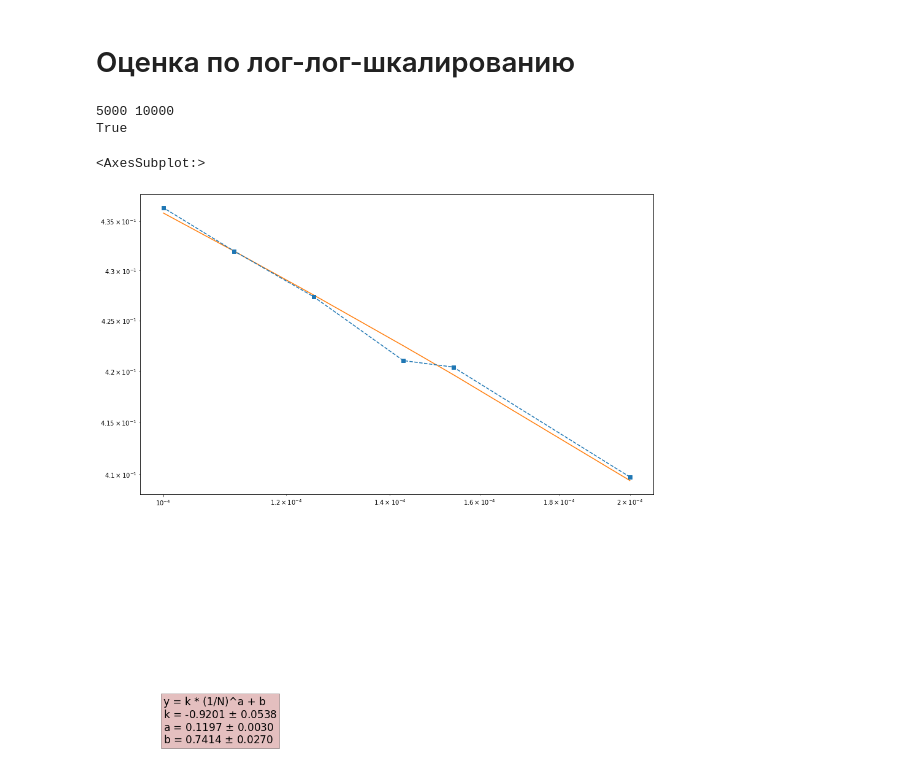
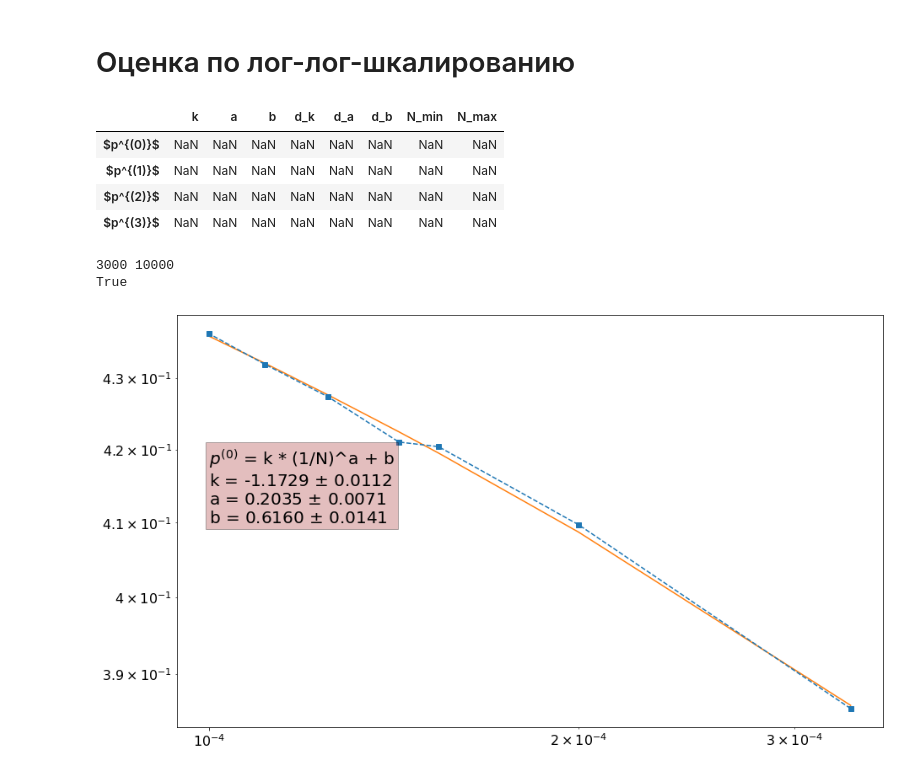
Before and after one commit to Chpel/ProjectMagnet, a Jupyter notebook: Расчёты .ipynb/DS_atmosphere.ipynb, the cells around one changed output. Saved outputs shown, nothing was run; the diff lists cells and outputs as text; code cells hidden in the pictures.

```diff
--- a/Расчёты .ipynb/DS_atmosphere.ipynb
+++ b/Расчёты .ipynb/DS_atmosphere.ipynb
@@ -144,36 +144,52 @@ def leastsquares(a, x, y):
 def errFit(hess_inv, resVariance):
     return np.sqrt( np.diag( hess_inv * resVariance))
 
-def log_log_scaling(x, y, dy, a_0=[1,1,0], text_pos=(0.0001,0.07), image_name=None):
-    fig, ax = plt.subplots(figsize=(15,9))
+def log_log_scaling(x, y, dy, a_0=[1,1,0], text_pos=(0.0001,0.07), out_ax=None, image_name=None, func_name='y'):
+    if out_ax == None:
+        fig, ax = plt.subplots(figsize=(15,9))
+    else:
+        ax = out_ax
     ax.errorbar(x,y,dy, fmt='s--')
+
     res = minimize(leastsquares, a_0, (x,y))
     a = res.x
-    da = errFit( res.hess_inv,  res.fun )
+    da = errFit( res.hess_inv,  res.fun)
 
     ax.plot(x, a[0] * x ** a[1] + a[2])
     ax.set_xscale('log')
     ax.set_yscale('log')
     print(res.success)
-    s1 = 'y = k * (1/N)^a + b' + "\n"
+    s1 = func_name + r' = k * (1/N)^a + b' + "\n"
     s2 = r'k = %.4f $\pm$ %.4f' % (a[0], da[0]) + '\n'
     s3 = r'a = %.4f $\pm$ %.4f' % (a[1], da[1]) + '\n'
     s4 = r'b = %.4f $\pm$ %.4f' % (a[2], da[2])
-    ax.text(*text_pos, s1 + s2 + s3 + s4, fontsize=17, bbox=dict(facecolor='brown', alpha=0.3))
+    ax.text(*text_pos, s1 + s2 + s3 + s4, fontsize=20, bbox=dict(facecolor='brown', alpha=0.3))
+    ax.tick_params(labelsize=16, which='both')
     if image_name != None:
         plt.savefig(Path.cwd() / "Images" / (image_name + ".png"))
-    return ax
+    return np.append(a, da)
+# %%
+res = pd.DataFrame(columns=['k','a','b','d_k','d_a','d_b', 'N_min', 'N_max'],
+                   index=[r'$p^{(0)}$',r'$p^{(1)}$',r'$p^{(2)}$',r'$p^{(3)}$'])
+res
+# %% [output]
+|  | k | a | b | d_k | d_a | d_b | N_min | N_max |
+| $p^{(0)}$ | NaN | NaN | NaN | NaN | NaN | NaN | NaN | NaN |
+| $p^{(1)}$ | NaN | NaN | NaN | NaN | NaN | NaN | NaN | NaN |
+| $p^{(2)}$ | NaN | NaN | NaN | NaN | NaN | NaN | NaN | NaN |
+| $p^{(3)}$ | NaN | NaN | NaN | NaN | NaN | NaN | NaN | NaN |
 # %%
-k=8
+k=7
 x = np.array(data['1/N'][k:])
 y = np.array(data['p0'][k:])
 print(data['N'][k], data['N'][13])
-log_log_scaling(x, y, None, a_0 = [-0.5, 0.5, 0.43], text_pos=(0.0001, 0.385), image_name='p0_res')
+res0 = log_log_scaling(x, y, None, a_0 = [-1, 1, 0.7], text_pos=(0.0001, 0.41), func_name=r'$p^{(0)}$', image_name='p0_res')
+res0 = np.append(res0, [int(data['N'][k]), int(data['N'][13])])
+res.loc[r'$p^{(0)}$'] = res0
 # %% [output]
-5000 10000
+3000 10000
 True
-<AxesSubplot:>
-[figure, old version]
+[figure, new version]
 # %%
 k = 7
 x = np.array(data['1/N'][k:])
```
Also changed, not shown: parts of 5 cells of this notebook, 24 other files.
